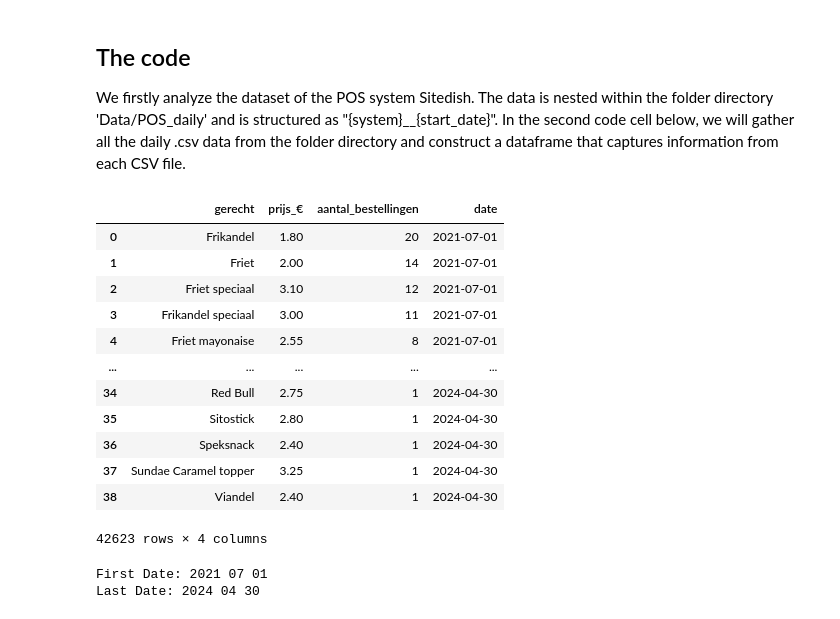
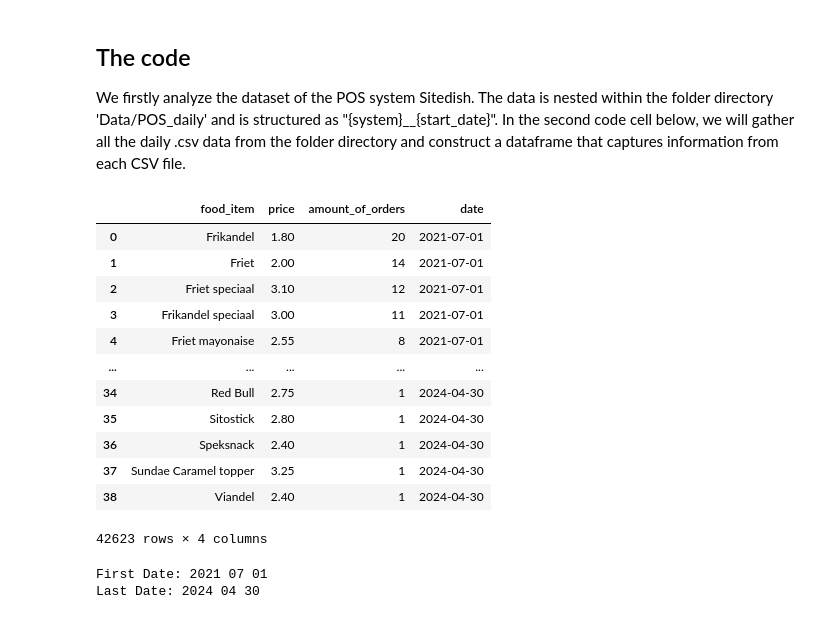
Before and after one commit to StevenLyy/S6-AI, a Jupyter notebook: data_challenge/data_challenge.ipynb, the cells around one changed output. Cells and saved outputs as stored; diff of their text form; code cells hidden in the pictures.

Commit message:
DC - Renamed columns from Dutch to English

```diff
--- a/data_challenge/data_challenge.ipynb
+++ b/data_challenge/data_challenge.ipynb
@@ -45,35 +45,37 @@ csv_files = glob.glob(f'{folder_path}/*.csv')
 # An empty list to store the DataFrames
 df_list = []
 
 # The csv files from the data folder are structured as "{system}__{start_date}". The regular expression extracts the date information from the filename.
 pattern = re.compile(r'POS__(\d{4}-\d{2}-\d{2})')
 
 # Loop over the list of files and read each file into a DataFrame
 for file in csv_files:
     match = pattern.search(file)
     if match:
         csv_date_start = match.groups()[0]
 
         df = pd.read_csv(file)
 
         df['date'] = csv_date_start
         df['date'] = pd.to_datetime(df['date'])
         # temp_year = df['date'].dt.year
         # temp_week = df['date'].dt.isocalendar().week
         # df['yearly_week'] = temp_year.astype(str) + '-W' + temp_week.astype(str).str.zfill(2)
 
         df_list.append(df)
     else:
         print(f"mismatch: {file}")
 
 # Concatenate all DataFrames in the list into a single DataFrame
 combined_df = pd.concat(df_list)
 combined_df.drop('laatst_besteld', inplace=True, axis=1) # Dropped this column since it is not relevant for analyzing trending food item data
-combined_df['gerecht'] = combined_df['gerecht'].str.strip()
+
+combined_df = combined_df.rename(columns={"gerecht":"food_item", "prijs_€":"price", "aantal_bestellingen":"amount_of_orders"})
+combined_df['food_item'] = combined_df['food_item'].str.strip()
 
 combined_df
 # %% [output]
-|  | gerecht | prijs_€ | aantal_bestellingen | date |
+|  | food_item | price | amount_of_orders | date |
 | 0 | Frikandel | 1.80 | 20 | 2021-07-01 |
 | 1 | Friet | 2.00 | 14 | 2021-07-01 |
 | 2 | Friet speciaal | 3.10 | 12 | 2021-07-01 |
```
Also changed, not shown: parts of 18 cells of this notebook.
